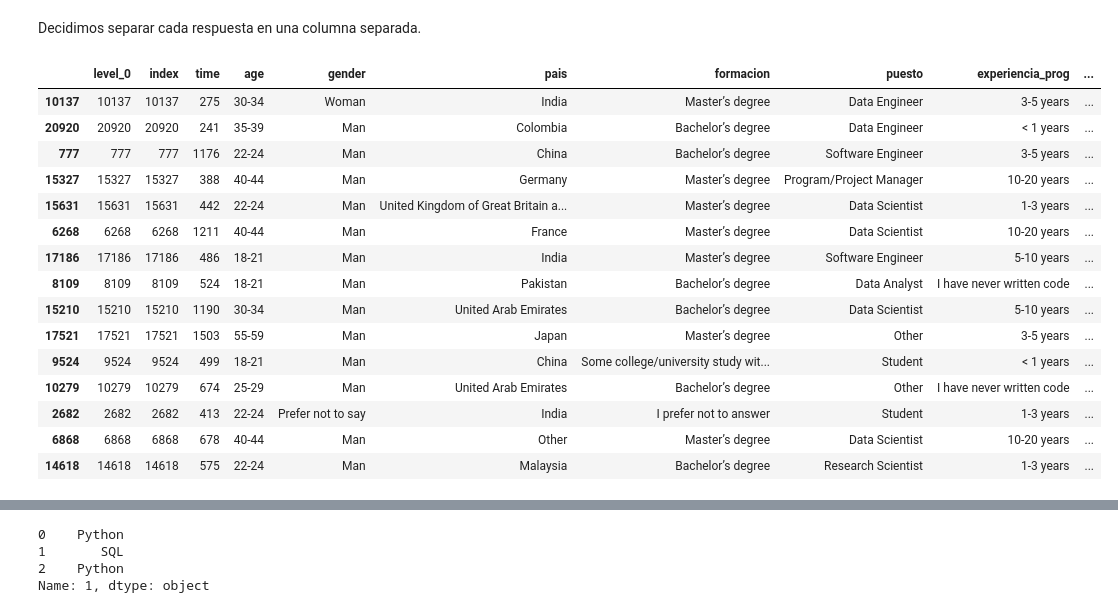
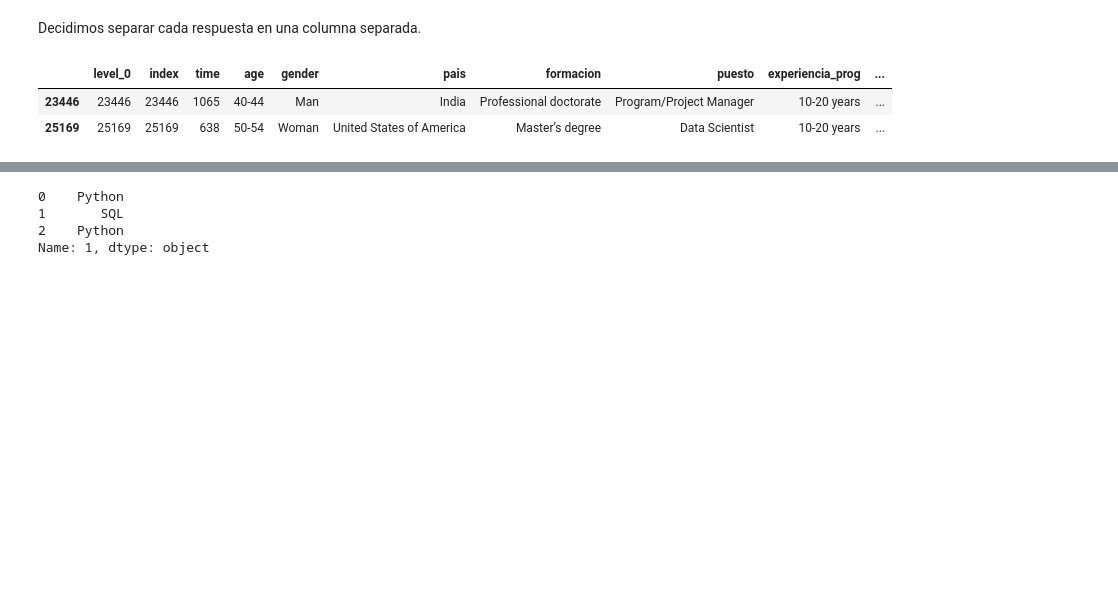
Before and after one commit to Adalab/project-DA-promo-c-modulo-2-team-5, a Jupyter notebook: sprint2_EDA.ipynb, the cells around one changed output, grey strips where cells are left out. Saved outputs shown, nothing was run; the diff lists cells and outputs as text; code cells hidden in the pictures; blank space fills up the shorter version.

```diff
--- a/sprint2_EDA.ipynb
+++ b/sprint2_EDA.ipynb
@@ -416,24 +416,11 @@ df_lenguajeprog_sinnulos[['1','2','3','4','5','6','7','8','9','10','11','12']] =
 # %%
 pd.options.display.max_columns=None
 # %%
-df_lenguajeprog_sinnulos.sample(15)
+df_lenguajeprog_sinnulos.sample(2)
 # %% [output]
 |  | level_0 | index | time | age | gender | pais | formacion | puesto | experiencia_prog | ... |
-| 10137 | 10137 | 10137 | 275 | 30-34 | Woman | India | Master’s degree | Data Engineer | 3-5 years | ... |
-| 20920 | 20920 | 20920 | 241 | 35-39 | Man | Colombia | Bachelor’s degree | Data Engineer | < 1 years | ... |
-| 777 | 777 | 777 | 1176 | 22-24 | Man | China | Bachelor’s degree | Software Engineer | 3-5 years | ... |
-| 15327 | 15327 | 15327 | 388 | 40-44 | Man | Germany | Master’s degree | Program/Project Manager | 10-20 years | ... |
-| 15631 | 15631 | 15631 | 442 | 22-24 | Man | United Kingdom of Great Britain a... | Master’s degree | Data Scientist | 1-3 years | ... |
-| 6268 | 6268 | 6268 | 1211 | 40-44 | Man | France | Master’s degree | Data Scientist | 10-20 years | ... |
-| 17186 | 17186 | 17186 | 486 | 18-21 | Man | India | Master’s degree | Software Engineer | 5-10 years | ... |
-| 8109 | 8109 | 8109 | 524 | 18-21 | Man | Pakistan | Bachelor’s degree | Data Analyst | I have never written code | ... |
-| 15210 | 15210 | 15210 | 1190 | 30-34 | Man | United Arab Emirates | Bachelor’s degree | Data Scientist | 5-10 years | ... |
-| 17521 | 17521 | 17521 | 1503 | 55-59 | Man | Japan | Master’s degree | Other | 3-5 years | ... |
-| 9524 | 9524 | 9524 | 499 | 18-21 | Man | China | Some college/university study wit... | Student | < 1 years | ... |
-| 10279 | 10279 | 10279 | 674 | 25-29 | Man | United Arab Emirates | Bachelor’s degree | Other | I have never written code | ... |
-| 2682 | 2682 | 2682 | 413 | 22-24 | Prefer not to say | India | I prefer not to answer | Student | 1-3 years | ... |
-| 6868 | 6868 | 6868 | 678 | 40-44 | Man | Other | Master’s degree | Data Scientist | 10-20 years | ... |
-| 14618 | 14618 | 14618 | 575 | 22-24 | Man | Malaysia | Bachelor’s degree | Research Scientist | 1-3 years | ... |
+| 23446 | 23446 | 23446 | 1065 | 40-44 | Man | India | Professional doctorate | Program/Project Manager | 10-20 years | ... |
+| 25169 | 25169 | 25169 | 638 | 50-54 | Woman | United States of America | Master’s degree | Data Scientist | 10-20 years | ... |
 # %%
 df_lenguajeprog_sinnulos.isnull().sum()
 # %% [output]
```
